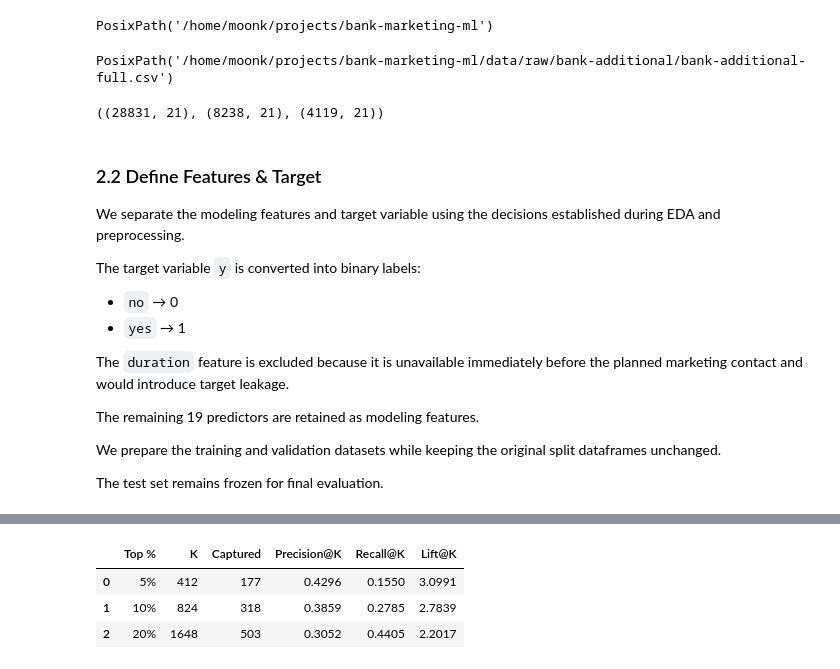
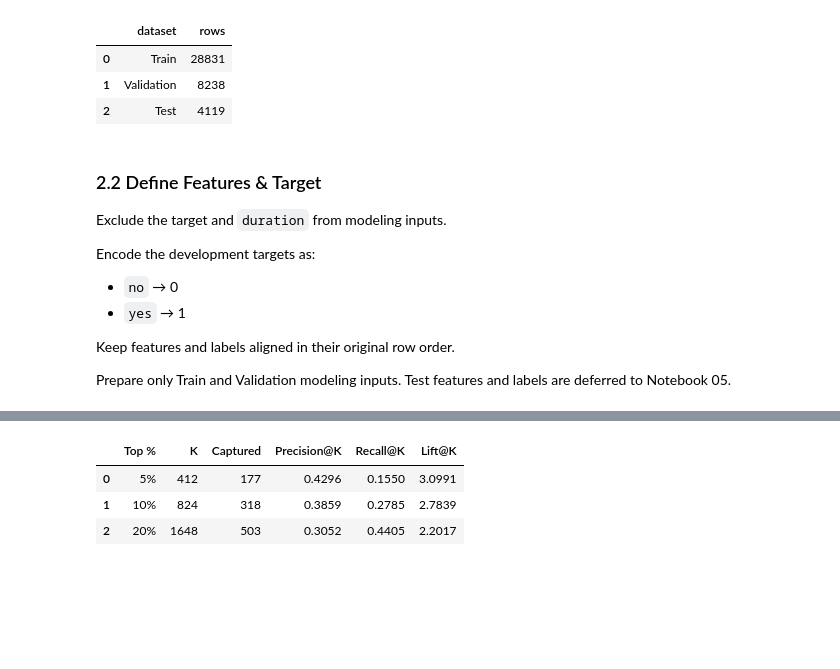
Before and after one commit to keonyoung00/bank-marketing-ml, a Jupyter notebook: notebooks/03-baseline-modeling.ipynb, the cells around one changed output, grey strips where cells are left out. Drawn from its saved outputs; the diff is of its cells as text; code cells hidden in the pictures; blank space fills up the shorter version.

```diff
--- a/notebooks/03-baseline-modeling.ipynb
+++ b/notebooks/03-baseline-modeling.ipynb
@@ -112,17 +116,12 @@ import pandas as pd
 # %%
 PROJECT_ROOT = Path.cwd().parent
-PROJECT_ROOT
+
+RAW_DATA_PATH = (
+    PROJECT_ROOT
+    / "data"
+    / "raw"
+    / "bank-additional"
+    / "bank-additional-full.csv"
+)
+
+df = pd.read_csv(RAW_DATA_PATH, sep=";")
-# %% [output]
-PosixPath('/home/moonk/projects/bank-marketing-ml')
-# %%
-RAW_DATA_PATH = (
-    PROJECT_ROOT
-    / "data"
-    / "raw"
-    / "bank-additional"
-    / "bank-additional-full.csv"
-)
-
-RAW_DATA_PATH
-# %% [output]
-PosixPath('/home/moonk/projects/bank-marketing-ml/data/raw/bank-additional/bank-additional-full.csv')
@@ -131,31 +128,54 @@ df = pd.read_csv(RAW_DATA_PATH, sep=";")
 # %%
 n_rows = len(df)
 
-train_end = int(n_rows * 0.7)
-valid_end = int(n_rows * 0.9)
+train_end = int(n_rows * 0.70)
+valid_end = int(n_rows * 0.90)
 
 train_df = df.iloc[:train_end].copy()
 valid_df = df.iloc[train_end:valid_end].copy()
 test_df = df.iloc[valid_end:].copy()
 
-train_df.shape, valid_df.shape, test_df.shape
+assert (
+    len(train_df),
+    len(valid_df),
+    len(test_df),
+) == (28_831, 8_238, 4_119)
+
+combined_index = pd.concat(
+    [train_df, valid_df, test_df]
+).index
+
+assert combined_index.equals(df.index)
+
+split_summary = pd.DataFrame(
+    {
+        "dataset": ["Train", "Validation", "Test"],
+        "rows": [
+            len(train_df),
+            len(valid_df),
+            len(test_df),
+        ],
+    }
+)
+
+split_summary
 # %% [output]
-((28831, 21), (8238, 21), (4119, 21))
+|  | dataset | rows |
+| 0 | Train | 28831 |
+| 1 | Validation | 8238 |
+| 2 | Test | 4119 |
 # %% [markdown]
 ### 2.2 Define Features & Target
 
-We separate the modeling features and target variable using the decisions established during EDA and preprocessing.
+Exclude the target and `duration` from modeling inputs.
 
-The target variable `y` is converted into binary labels:
+Encode the development targets as:
 
 - `no` → 0
 - `yes` → 1
 
-The `duration` feature is excluded because it is unavailable immediately before the planned marketing contact and would introduce target leakage.
+Keep features and labels aligned in their original row order.
 
-The remaining 19 predictors are retained as modeling features.
-
-We prepare the training and validation datasets while keeping the original split dataframes unchanged.
-
-The test set remains frozen for final evaluation.
+Prepare only Train and Validation modeling inputs.
+Test features and labels are deferred to Notebook 05.
 # %%
```
Also changed, not shown: parts of 26 cells of this notebook.
